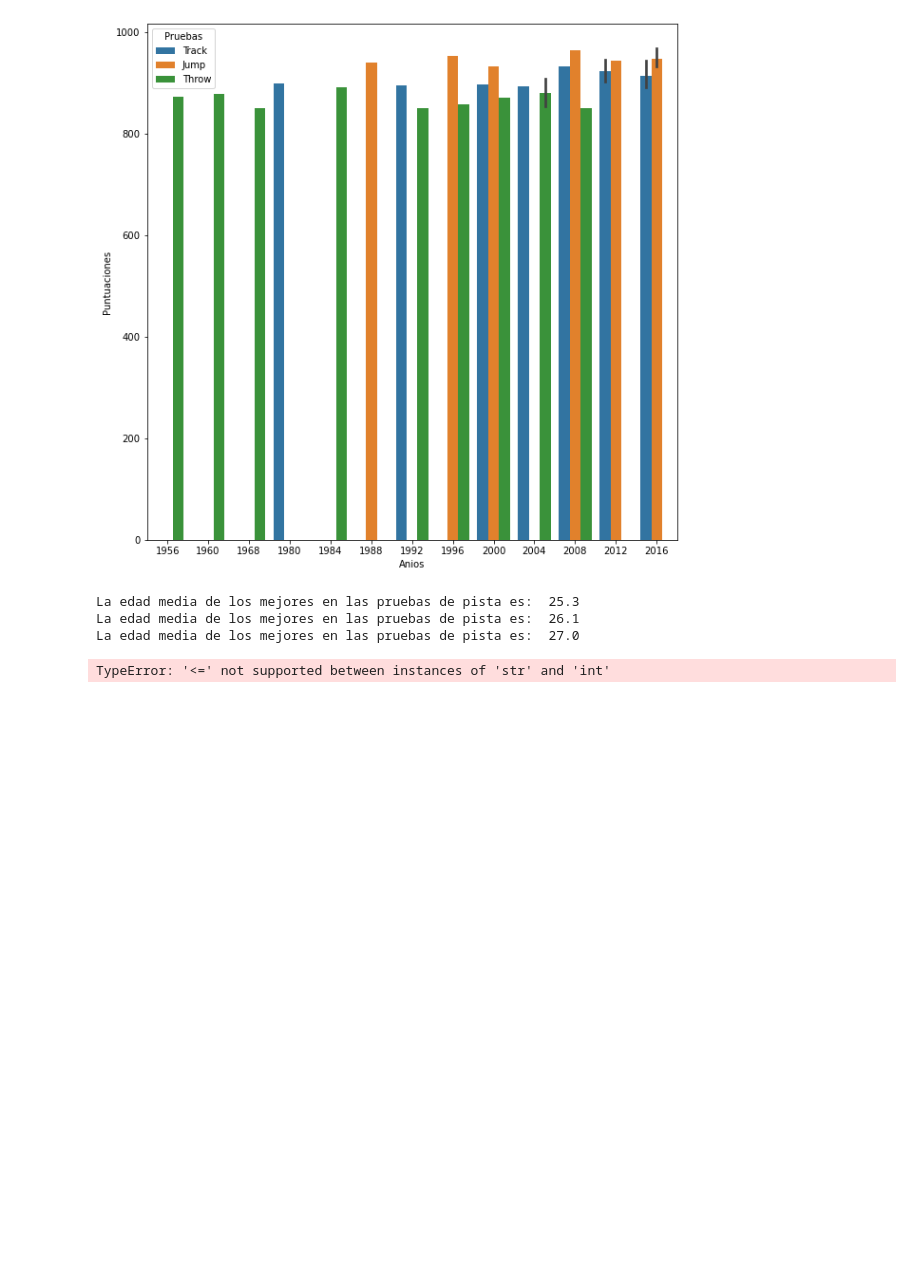
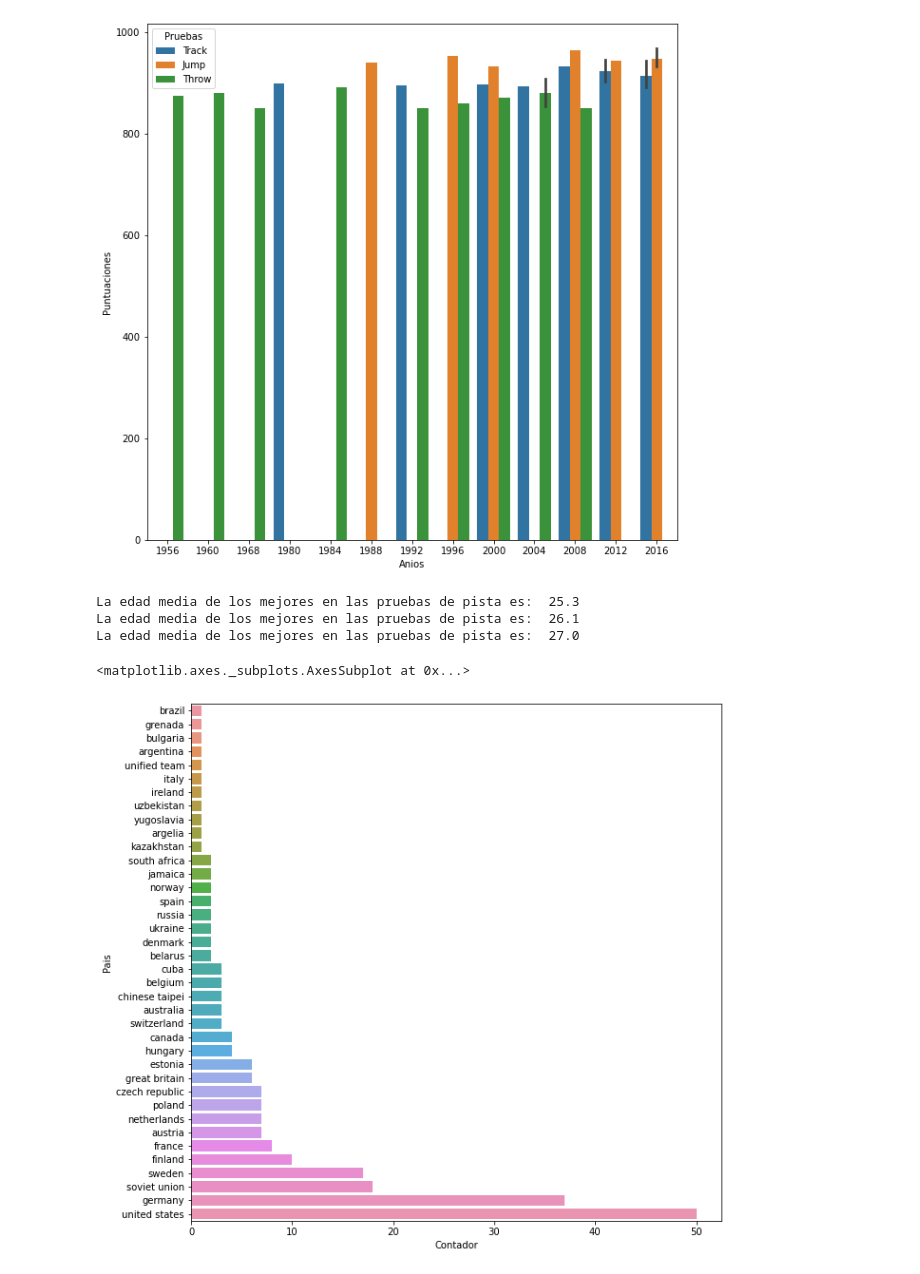
Before and after one commit to RaulCapellanFernandez/DecatlonEstadistics, a Jupyter notebook: InformationDDBB.ipynb, the cells around one changed output. Cells and saved outputs as stored; diff of their text form; code cells hidden in the pictures; blank space fills up the shorter version.

```diff
--- a/InformationDDBB.ipynb
+++ b/InformationDDBB.ipynb
@@ -630,16 +630,31 @@ print("La edad media de los mejores en las pruebas de pista es: ", mediaTh)
 La edad media de los mejores en las pruebas de pista es:  25.3
 La edad media de los mejores en las pruebas de pista es:  26.1
 La edad media de los mejores en las pruebas de pista es:  27.0
-# %%
-##################################################################################################
-#################### Mejores paises entre los 10 mejores##########################################
-##################################################################################################
-
-paises= []
-contador= []
-
-for i in range(len(ddbb)):
-    if(ddbb.iloc[i]['Position'] <= 10):
-        print(i)
-# %% [output]
-TypeError: '<=' not supported between instances of 'str' and 'int'
+# %%
+##################################################################################################
+#################### Mejores paises entre los 10 mejores en JJOO##################################
+##################################################################################################
+
+paises= []
+contador= []
+aux = 0
+
+for i in range(len(ddbb)):
+    if(ddbb.iloc[i]['Position'] <= 10 and ddbb.iloc[i]['Competition'] == 'JJOO'):
+        if(ddbb.iloc[i]['Country'] not in paises):
+            paises.append(ddbb.iloc[i]['Country'])
+            contador.append(1)
+        else:
+            aux = paises.index(ddbb.iloc[i]['Country'])
+            contador[aux] = contador[aux] + 1
+
+
+
+imp = pd.DataFrame({'Contador':contador,
+                    'Pais':paises})
+
+plt.figure(figsize=(10,10))
+sns.barplot(x = 'Contador', y= 'Pais', data = imp, order=imp.sort_values('Contador').Pais)
+# %% [output]
+<matplotlib.axes._subplots.AxesSubplot at 0x...>
+[figure, added]
```
Also changed, not shown: parts of 5 cells of this notebook.
